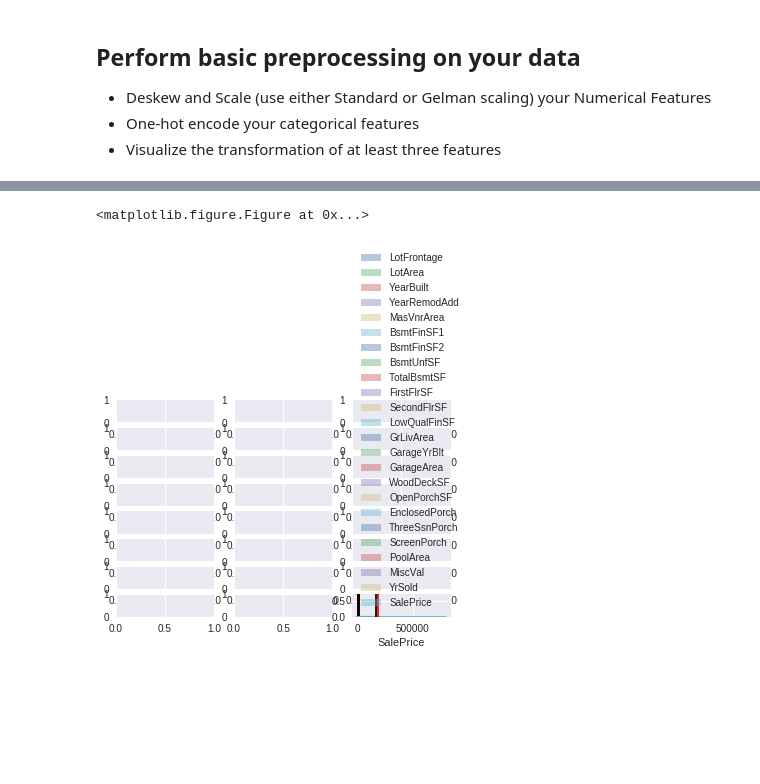
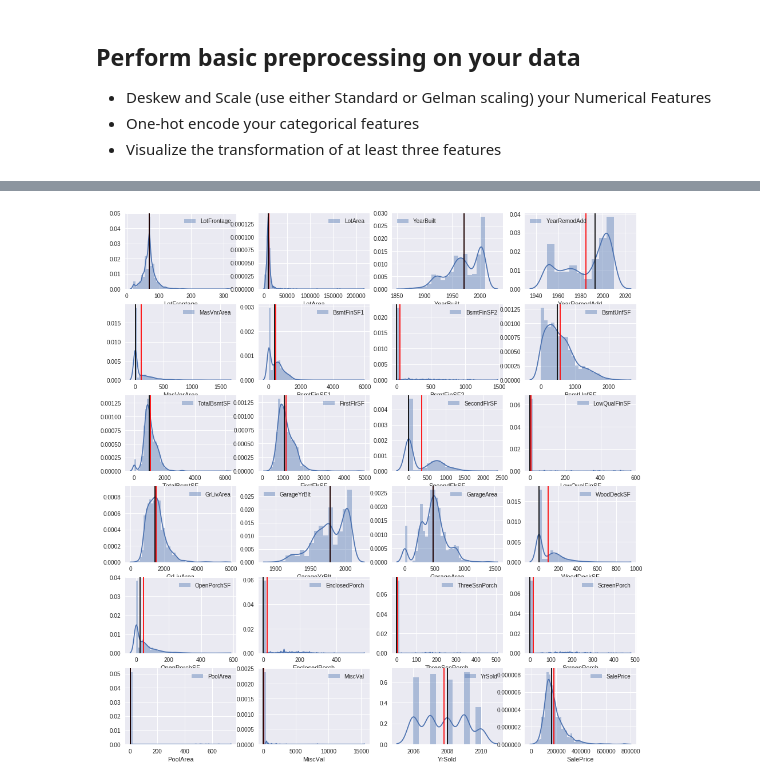
Before and after one commit to asutosh223/CSX_450_2_Final_Iowa, a Jupyter notebook: ipynb/02-Data Preprocessing .ipynb, the cells around one changed output, grey strips where cells are left out. Saved outputs shown, nothing was run; the diff lists cells and outputs as text; code cells hidden in the pictures; blank space fills up the shorter version.

```diff
--- a/ipynb/02-Data Preprocessing .ipynb
+++ b/ipynb/02-Data Preprocessing .ipynb
@@ -110,13 +110,12 @@ display(sc_stats)
 | YrSold | 1451.0 | -7.760390e-14 | 1.000345 | -1.365998 | -0.613506 | 0.138985 | 0.891477 | 1.643969 | 0.096033 | -1.194337 |
 | SalePrice | 1451.0 | 1.762890e-16 | 1.000345 | -1.837983 | -0.639771 | -0.228595 | 0.420962 | 7.244465 | 1.881164 | 6.546265 |
 # %%
-fig = plt.figure()
-fig, axes = plt.subplots(nrows=8, ncols=3)
+fig = plt.figure(figsize=(16,20))
 for i, col in enumerate(housing_num_df.columns):
+    fig.add_subplot(7,4,i+1)
     sns.distplot(housing_num_df[col], label=col)
     plt.axvline(housing_num_df[col].mean(), c='red')
     plt.axvline(housing_num_df[col].median(), c='black')
     plt.legend()
 # %% [output]
-<matplotlib.figure.Figure at 0x...>
-[figure, old version]
+[figure, new version]
```
Also changed, not shown: parts of 2 cells of this notebook.
